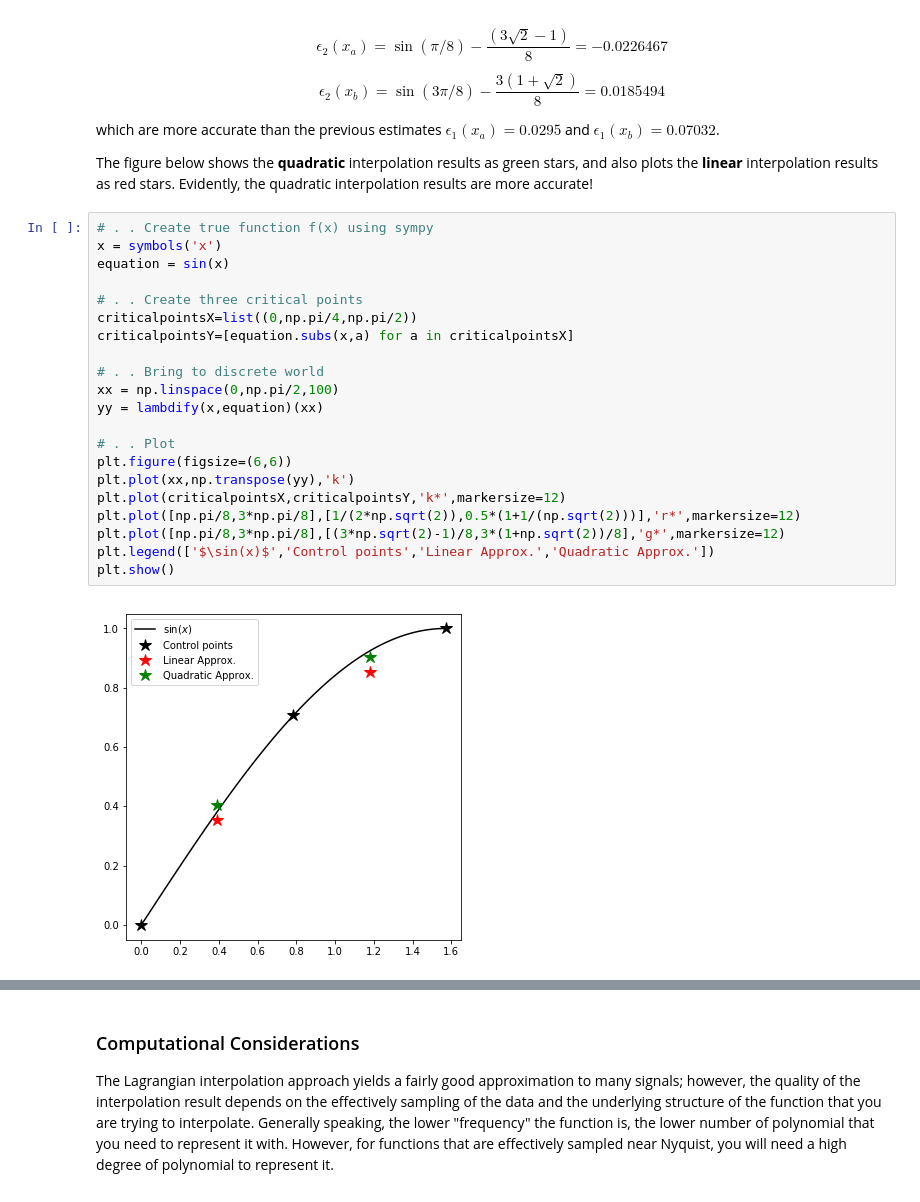
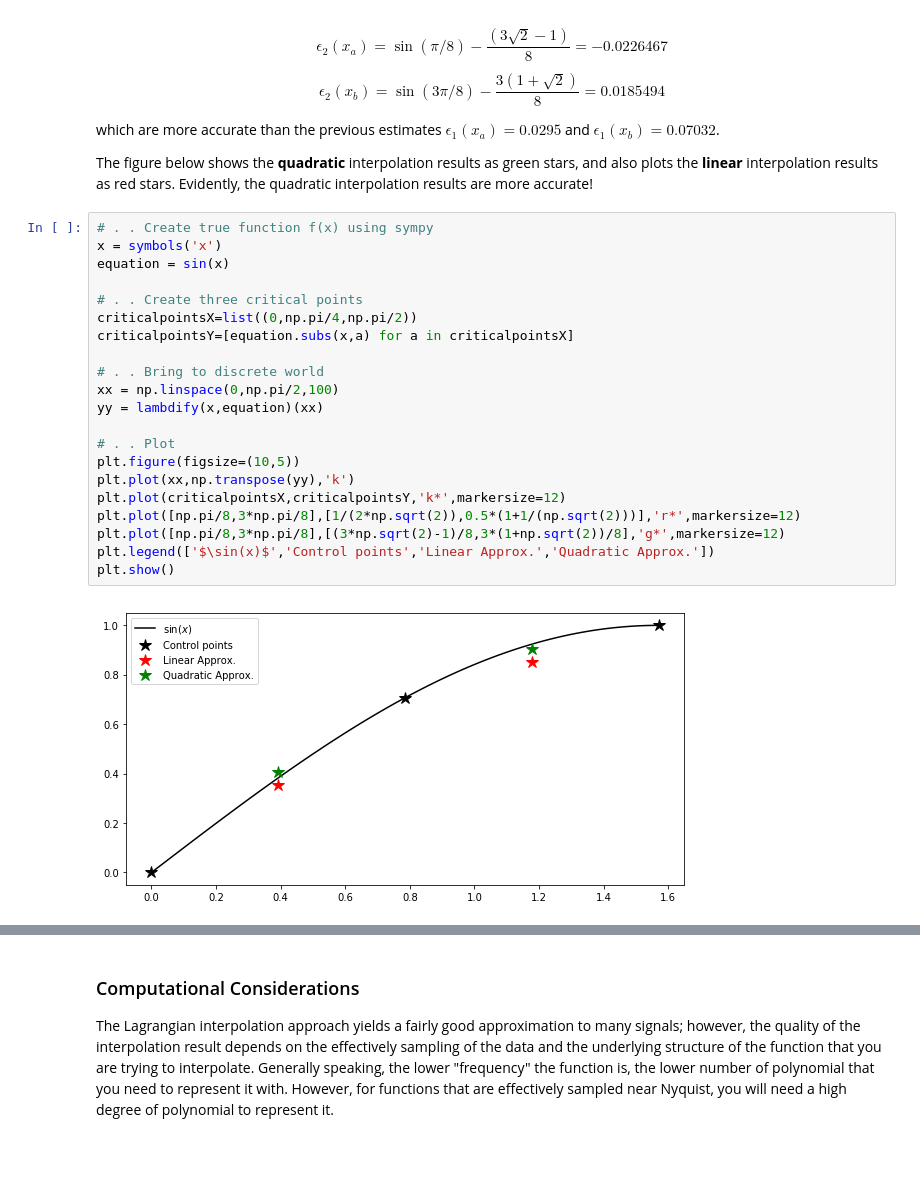
Before and after one commit to jshragge/CSM_GP_GEOPCOMP, a Jupyter notebook: 02_Interpolation.ipynb, the cells around one changed output, grey strips where cells are left out. Drawn from its saved outputs; the diff is of its cells as text; blank space fills up the shorter version.

```diff
--- a/02_Interpolation.ipynb
+++ b/02_Interpolation.ipynb
@@ -208,23 +216,23 @@ The figure below shows the **quadratic** interpolation results as green stars, a
 # %%
 # . . Create true function f(x) using sympy
 x = symbols('x')
 equation = sin(x)
 
 # . . Create three critical points
 criticalpointsX=list((0,np.pi/4,np.pi/2))
 criticalpointsY=[equation.subs(x,a) for a in criticalpointsX]
 
 # . . Bring to discrete world
 xx = np.linspace(0,np.pi/2,100)
 yy = lambdify(x,equation)(xx)
 
 # . . Plot
-plt.figure(figsize=(6,6))
+plt.figure(figsize=(10,5))
 plt.plot(xx,np.transpose(yy),'k')
 plt.plot(criticalpointsX,criticalpointsY,'k*',markersize=12)
 plt.plot([np.pi/8,3*np.pi/8],[1/(2*np.sqrt(2)),0.5*(1+1/(np.sqrt(2)))],'r*',markersize=12)
 plt.plot([np.pi/8,3*np.pi/8],[(3*np.sqrt(2)-1)/8,3*(1+np.sqrt(2))/8],'g*',markersize=12)
 plt.legend(['$\sin(x)$','Control points','Linear Approx.','Quadratic Approx.'])
 plt.show()
 # %% [output]
-[figure, old version]
+[figure, new version]
```
Also changed, not shown: parts of 6 cells of this notebook, 5 other files.
